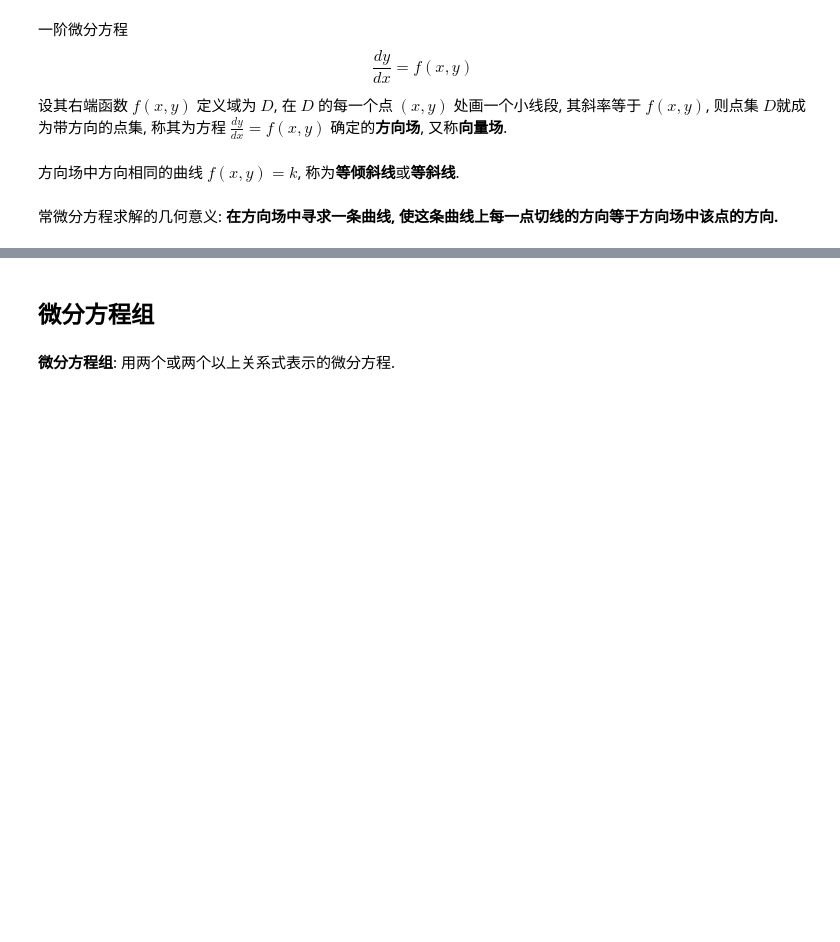
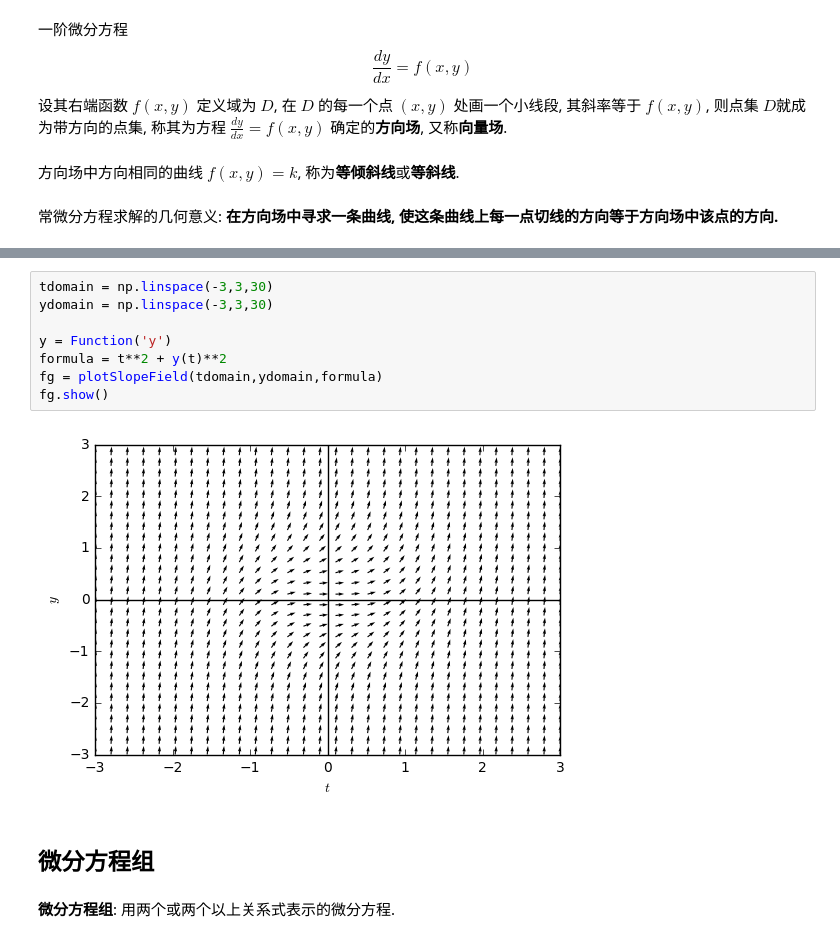
Before and after one commit to weihuayi/ODE, a Jupyter notebook: 1.ipynb, the cells around one changed output, grey strips where cells are left out. Cells and saved outputs as stored; diff of their text form; blank space fills up the shorter version.

```diff
--- a/1.ipynb
+++ b/1.ipynb
@@ -182,3 +216,13 @@ $$ -x = ky $$
+# %%
+tdomain = np.linspace(-3,3,30)
+ydomain = np.linspace(-3,3,30)
+
+y = Function('y')
+formula = t**2 + y(t)**2
+fg = plotSlopeField(tdomain,ydomain,formula)
+fg.show()
+# %% [output]
+[figure, added]
 # %% [markdown]
 ## 微分方程组
 # %% [markdown]
```
Also changed, not shown: parts of 5 cells of this notebook, 3 other files.
